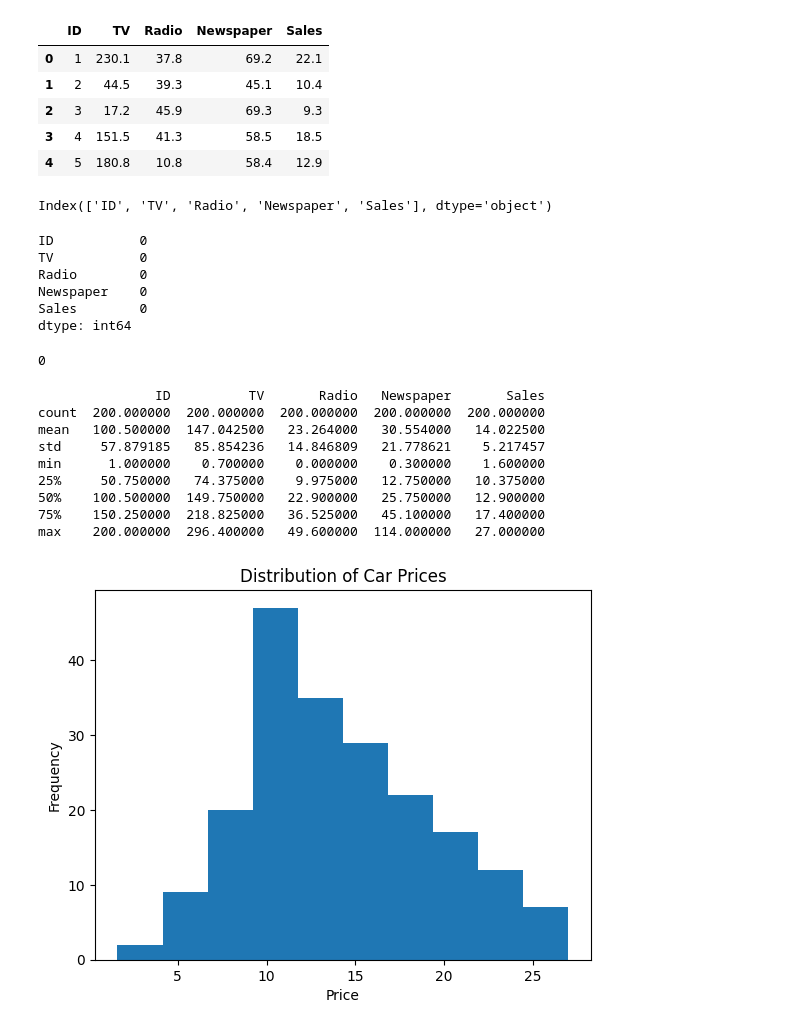
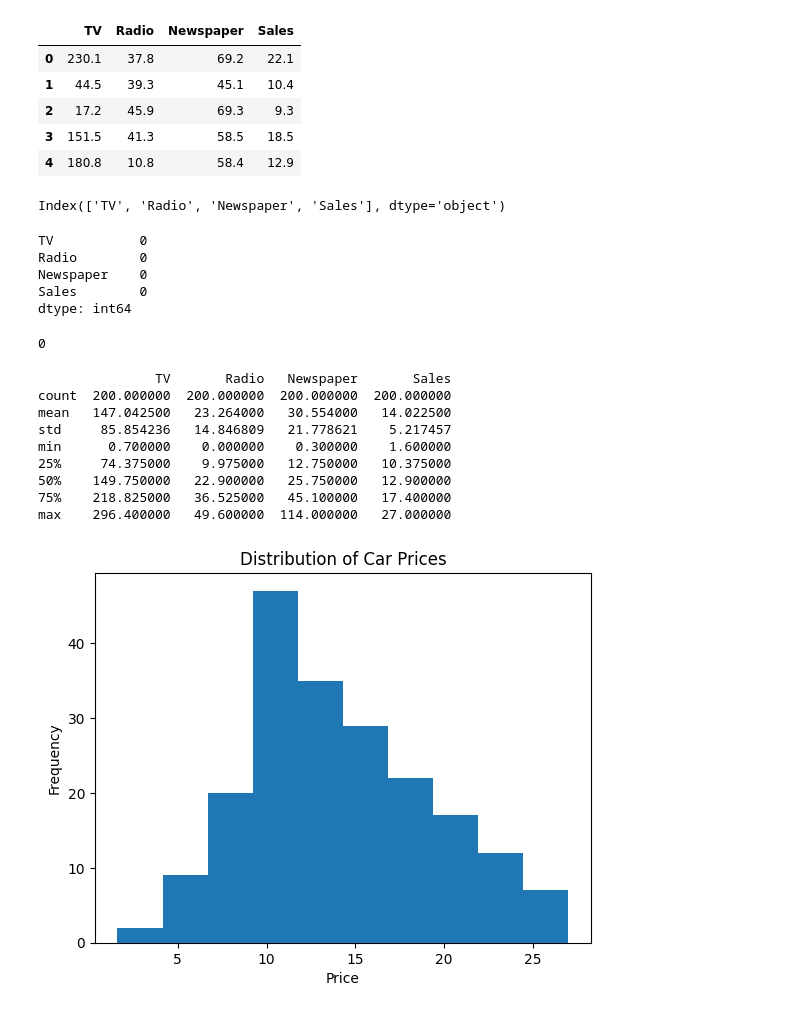
Before and after one commit to Jcolmaco/Adv_App, a Jupyter notebook: Advertising_Prediction_JC.ipynb, the cells around one changed output. Saved outputs shown, nothing was run; the diff lists cells and outputs as text; code cells hidden in the pictures.

```diff
--- a/Advertising_Prediction_JC.ipynb
+++ b/Advertising_Prediction_JC.ipynb
@@ -9,24 +9,23 @@ from sklearn.linear_model import LinearRegression
 from sklearn.metrics import mean_squared_error, r2_score
 # %%
 #Read DB
-df=pd.read_csv('/content/sample_data/Advertising.csv')
+df=pd.read_csv('/content/Advertising.csv')
 df.head()
 # %% [output]
-|  | ID | TV | Radio | Newspaper | Sales |
-| 0 | 1 | 230.1 | 37.8 | 69.2 | 22.1 |
-| 1 | 2 | 44.5 | 39.3 | 45.1 | 10.4 |
-| 2 | 3 | 17.2 | 45.9 | 69.3 | 9.3 |
-| 3 | 4 | 151.5 | 41.3 | 58.5 | 18.5 |
-| 4 | 5 | 180.8 | 10.8 | 58.4 | 12.9 |
+|  | TV | Radio | Newspaper | Sales |
+| 0 | 230.1 | 37.8 | 69.2 | 22.1 |
+| 1 | 44.5 | 39.3 | 45.1 | 10.4 |
+| 2 | 17.2 | 45.9 | 69.3 | 9.3 |
+| 3 | 151.5 | 41.3 | 58.5 | 18.5 |
+| 4 | 180.8 | 10.8 | 58.4 | 12.9 |
 # %%
 df.keys()
 # %% [output]
-Index(['ID', 'TV', 'Radio', 'Newspaper', 'Sales'], dtype='object')
+Index(['TV', 'Radio', 'Newspaper', 'Sales'], dtype='object')
 # %%
 # Check missing values
 print(df.isnull().sum().sort_values(ascending=False))
 # %% [output]
-ID           0
 TV           0
 Radio        0
 Newspaper    0
@@ -41,15 +40,15 @@ print(df.duplicated().sum())
 # Descriptive Summary
 print(df.describe())
 # %% [output]
-               ID          TV       Radio   Newspaper       Sales
-count  200.000000  200.000000  200.000000  200.000000  200.000000
-mean   100.500000  147.042500   23.264000   30.554000   14.022500
-std     57.879185   85.854236   14.846809   21.778621    5.217457
-min      1.000000    0.700000    0.000000    0.300000    1.600000
-25%     50.750000   74.375000    9.975000   12.750000   10.375000
-50%    100.500000  149.750000   22.900000   25.750000   12.900000
-75%    150.250000  218.825000   36.525000   45.100000   17.400000
-max    200.000000  296.400000   49.600000  114.000000   27.000000
+               TV       Radio   Newspaper       Sales
+count  200.000000  200.000000  200.000000  200.000000
+mean   147.042500   23.264000   30.554000   14.022500
+std     85.854236   14.846809   21.778621    5.217457
+min      0.700000    0.000000    0.300000    1.600000
+25%     74.375000    9.975000   12.750000   10.375000
+50%    149.750000   22.900000   25.750000   12.900000
+75%    218.825000   36.525000   45.100000   17.400000
+max    296.400000   49.600000  114.000000   27.000000
 # %%
 # Visualizations
 plt.hist(df['Sales'])  # Plot histogram of car prices
```
Also changed, not shown: parts of 7 cells of this notebook, 1 other file.
